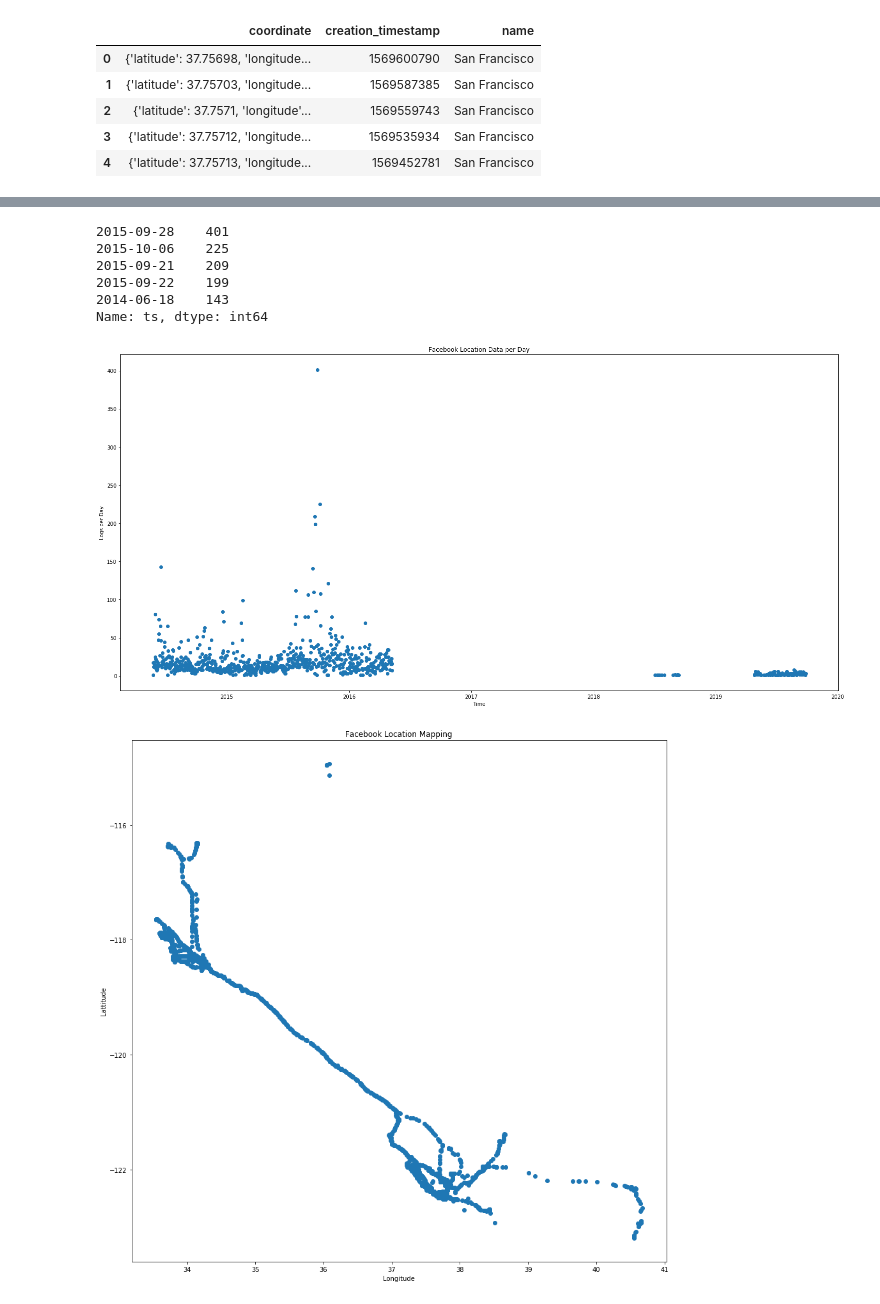
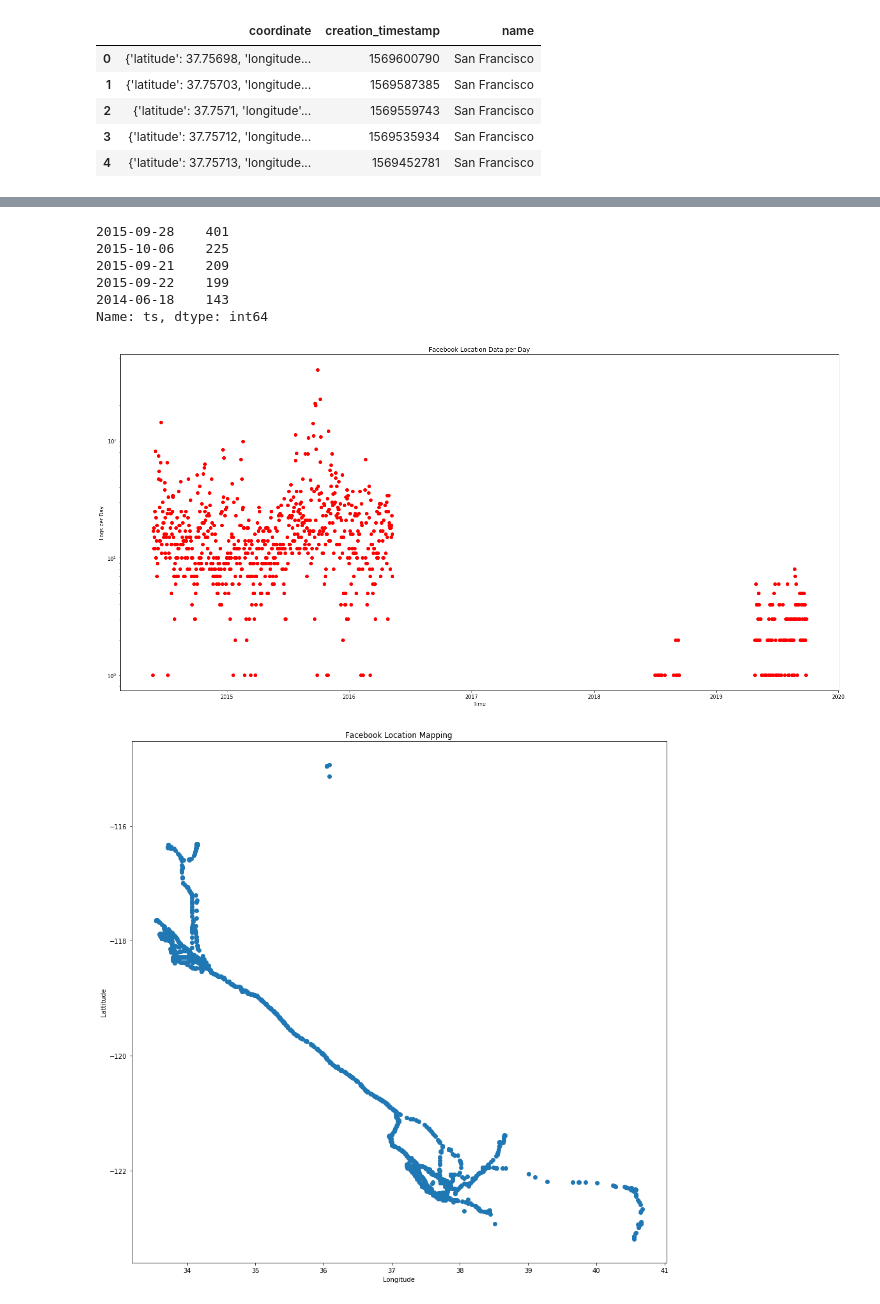
Before and after one commit to Tyler-Owen-Morris/capstone1, a Jupyter notebook: Facebook_EDA.ipynb, the cells around one changed output, grey strips where cells are left out. Cells and saved outputs as stored; diff of their text form; code cells hidden in the pictures.

Commit message:
updated progress- images added

```diff
--- a/Facebook_EDA.ipynb
+++ b/Facebook_EDA.ipynb
@@ -103,33 +106,34 @@ location_df.tail()
 # %%
 # Plotting location logs per day over time
 from datetime import datetime
 fig, ax = plt.subplots(figsize=(25,12))
 
 time2 = location_df['ts'].dt.floor('D')
 time3 = time2.value_counts()
 print(time3[:5])
 
 a=list(time3.index.to_pydatetime())
 b=list(time3)
 lst=[(a[i],b[i]) for i in range(len(b))]
 lst.sort()
 x=[i[0] for i in lst]
 y=[i[1] for i in lst]
 
 #plt.ylim(top=40)
 plt.title('Facebook Location Data per Day')
 plt.xlabel('Time')
 plt.ylabel('Logs per Day')
-ax.plot(x,y, 'o')
-plt.savefig('location_tracking_over_time3.png')
+plt.yscale('log')
+ax.plot(x,y, 'ro')
+plt.savefig('location_tracking_over_time5.png')
 # %% [output]
 2015-09-28    401
 2015-10-06    225
 2015-09-21    209
 2015-09-22    199
 2014-06-18    143
 Name: ts, dtype: int64
-[figure, old version]
+[figure, new version]
 # %%
 fig, ax = plt.subplots(figsize=(15,15))
 
```
Also changed, not shown: parts of 10 cells of this notebook, 5 other files.
